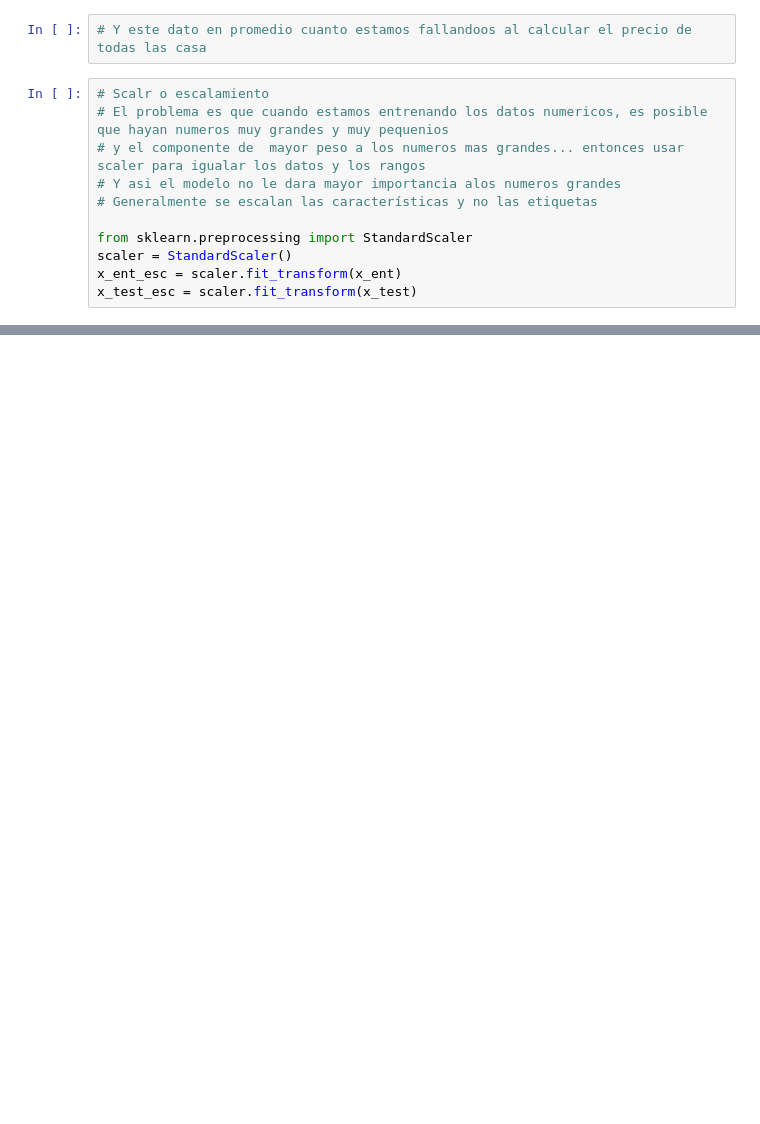
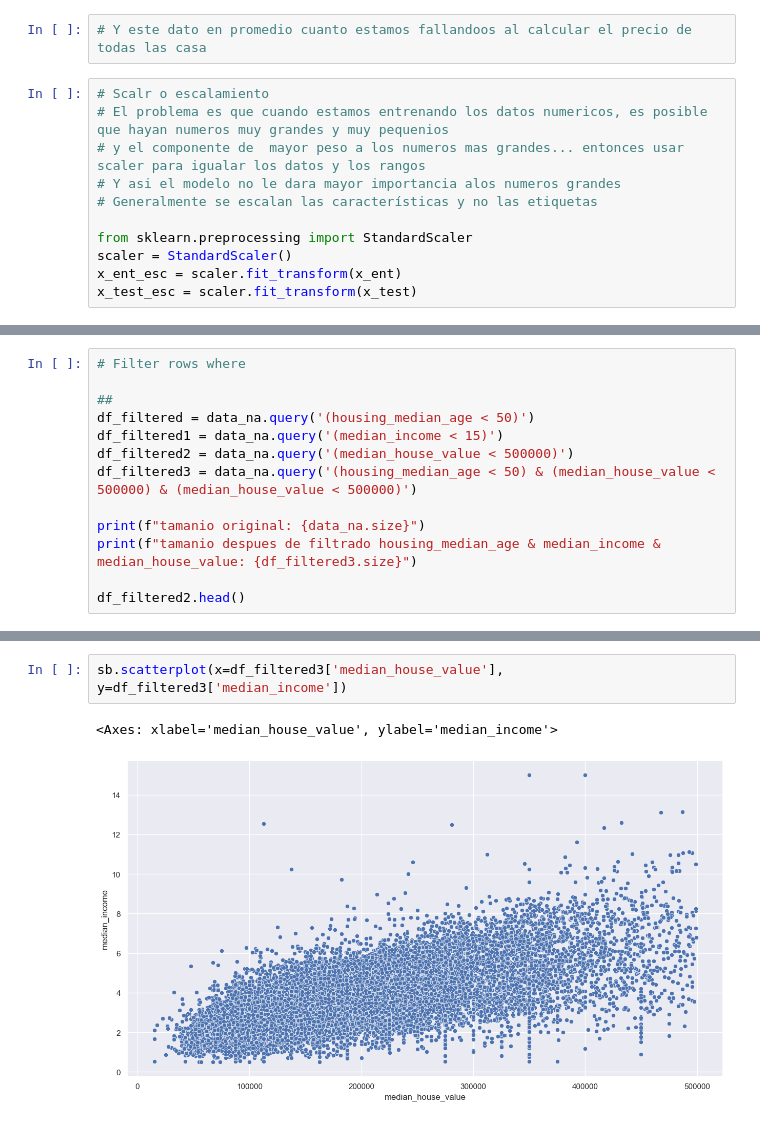
Before and after one commit to drummshot/Introduction-AI-Python, a Jupyter notebook: Exercise 3/exercise_3.ipynb, the cells around one changed output, grey strips where cells are left out. Drawn from its saved outputs; the diff is of its cells as text; blank space fills up the shorter version.

```diff
--- a/Exercise 3/exercise_3.ipynb
+++ b/Exercise 3/exercise_3.ipynb
@@ -224,0 +246,13 @@ pd.DataFrame(x_ent_esc)
+# %%
+# Filter rows where
+
+##
+df_filtered = data_na.query('(housing_median_age < 50)')
+df_filtered1 = data_na.query('(median_income < 15)')
+df_filtered2 = data_na.query('(median_house_value < 500000)')
+df_filtered3 = data_na.query('(housing_median_age < 50) & (median_house_value < 500000) & (median_house_value < 500000)')
+
+print(f"tamanio original: {data_na.size}")
+print(f"tamanio despues de filtrado housing_median_age & median_income & median_house_value: {df_filtered3.size}")
+
+df_filtered2.head()
@@ -224,0 +268,5 @@ pd.DataFrame(x_ent_esc)
+# %%
+sb.scatterplot(x=df_filtered3['median_house_value'], y=df_filtered3['median_income'])
+# %% [output]
+<Axes: xlabel='median_house_value', ylabel='median_income'>
+[figure, added]
```
Also changed, not shown: parts of 27 cells of this notebook, 3 other files.
